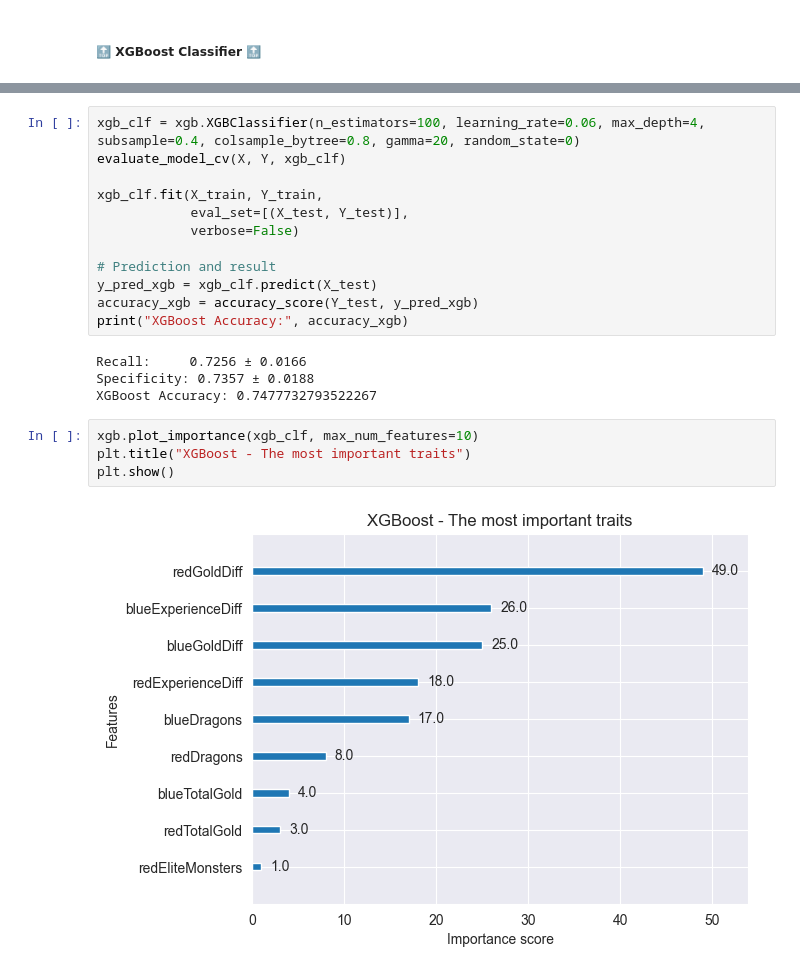
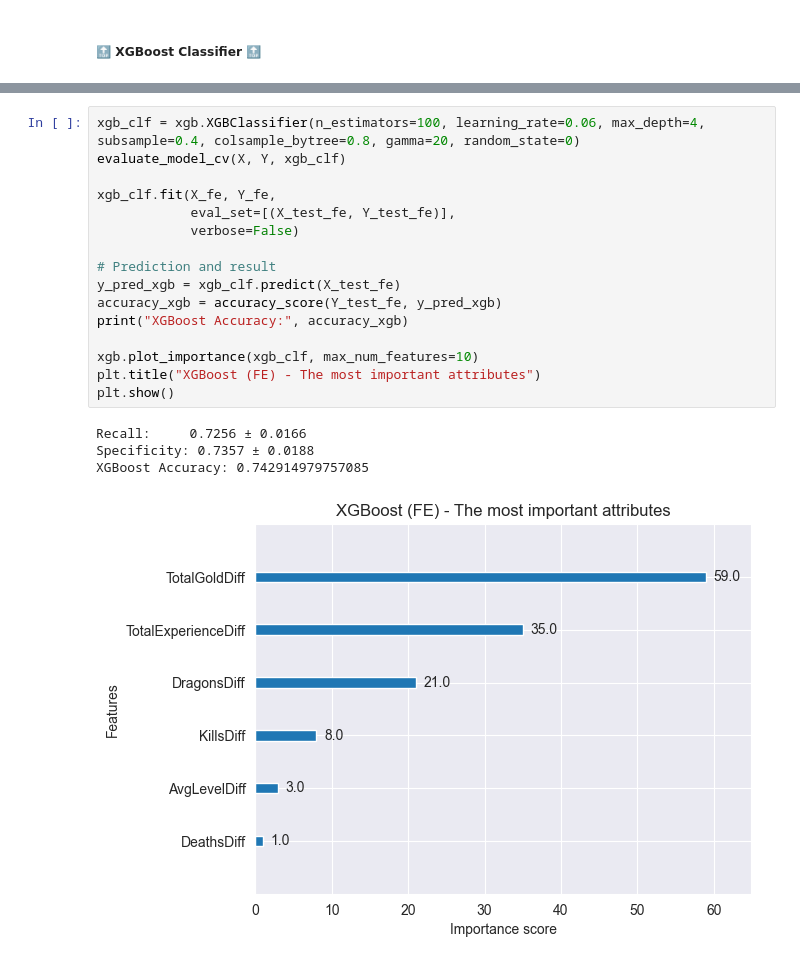
Before and after one commit to stfen/lol-data-analysis, a Jupyter notebook: model.ipynb, the cells around one changed output, grey strips where cells are left out. Drawn from its saved outputs; the diff is of its cells as text.

```diff
--- a/model.ipynb
+++ b/model.ipynb
@@ -415,22 +458,21 @@ KeyboardInterrupt:
 # %%
 xgb_clf = xgb.XGBClassifier(n_estimators=100, learning_rate=0.06, max_depth=4, subsample=0.4, colsample_bytree=0.8, gamma=20, random_state=0)
 evaluate_model_cv(X, Y, xgb_clf)
 
-xgb_clf.fit(X_train, Y_train,
-            eval_set=[(X_test, Y_test)],
+xgb_clf.fit(X_fe, Y_fe,
+            eval_set=[(X_test_fe, Y_test_fe)],
             verbose=False)
 
 # Prediction and result
-y_pred_xgb = xgb_clf.predict(X_test)
-accuracy_xgb = accuracy_score(Y_test, y_pred_xgb)
+y_pred_xgb = xgb_clf.predict(X_test_fe)
+accuracy_xgb = accuracy_score(Y_test_fe, y_pred_xgb)
 print("XGBoost Accuracy:", accuracy_xgb)
+
+xgb.plot_importance(xgb_clf, max_num_features=10)
+plt.title("XGBoost (FE) - The most important attributes")
+plt.show()
 # %% [output]
 Recall:     0.7256 ± 0.0166
 Specificity: 0.7357 ± 0.0188
-XGBoost Accuracy: 0.7477732793522267
+XGBoost Accuracy: 0.742914979757085
+[figure, added]
-# %%
-xgb.plot_importance(xgb_clf, max_num_features=10)
-plt.title("XGBoost - The most important traits")
-plt.show()
-# %% [output]
-[figure, removed]
```
Also changed, not shown: parts of 7 cells of this notebook, 1 other file.
